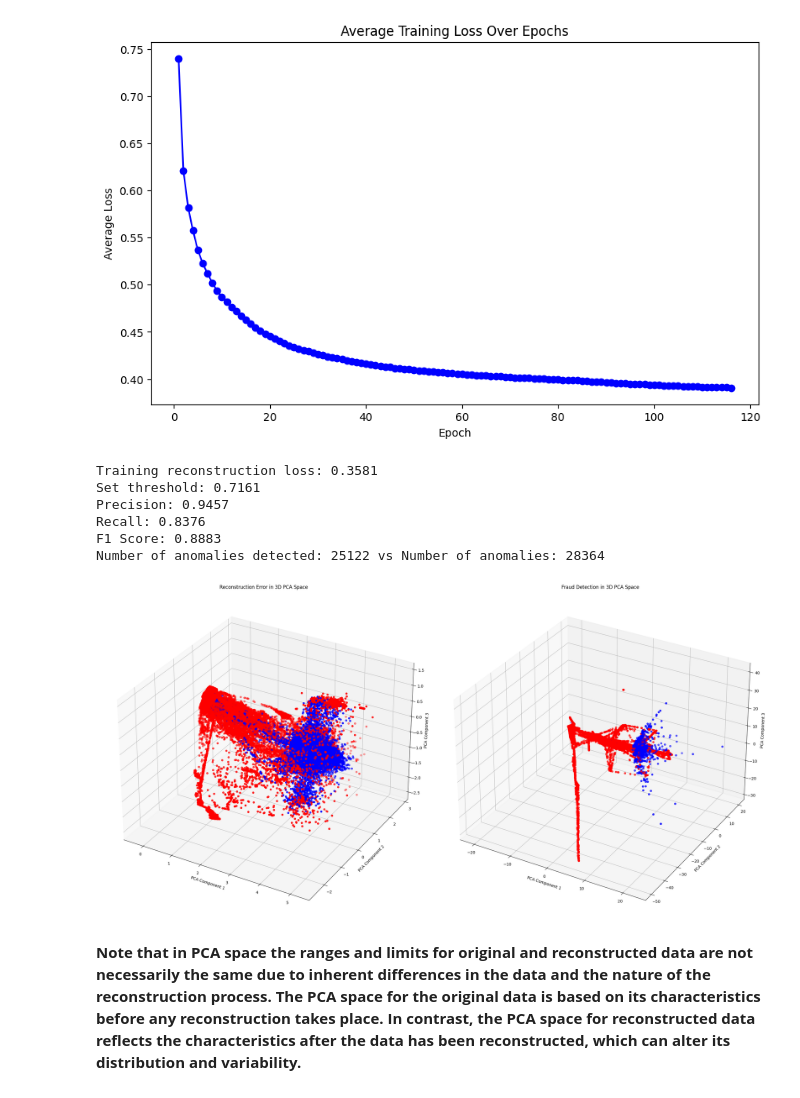
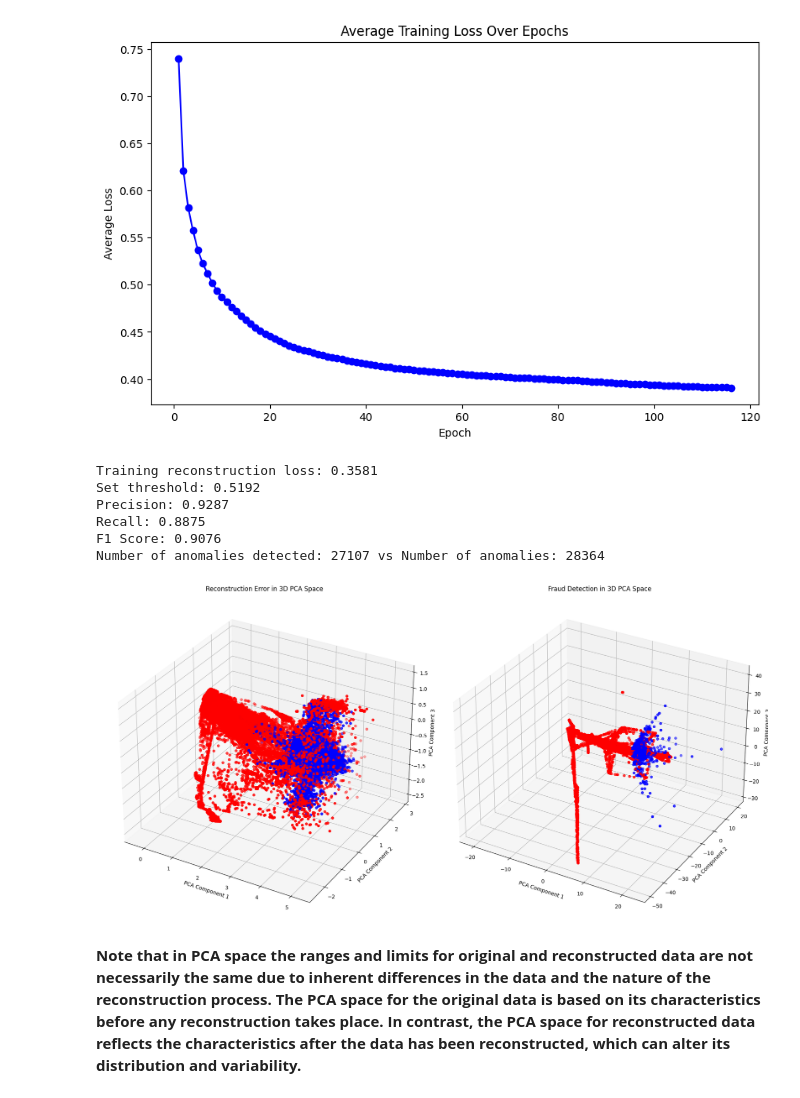
Before and after one commit to Hernan3scobar/Autoencoders, a Jupyter notebook: AutoEncoder-1.ipynb, the cells around one changed output. Drawn from its saved outputs; the diff is of its cells as text; code cells hidden in the pictures.

```diff
--- a/AutoEncoder-1.ipynb
+++ b/AutoEncoder-1.ipynb
@@ -389,7 +315,7 @@ with torch.no_grad():
 print(f'Training reconstruction loss: {train_loss:.4f}')
 
 # Set threshold as a multiple of the training set loss
-threshold = train_loss * multiple
+threshold = train_loss * 1.45
 print(f'Set threshold: {threshold:.4f}')
 
 # Detect anomalies on the test set
@@ -433,40 +359,40 @@ reconstructed_data_reduced = pca.transform(reconstructed_data)
 
 # Colors for the points: 'r' for anomalies and 'b' for normals
 colors_anomalies = ['r' if x else 'b' for x in y_pred_binary]
 colors_fraud = ['r' if x == 1 else 'b' for x in y_test]
 
 # Configure the figure and axes
-fig = plt.figure(figsize=(24, 12))
+fig = plt.figure(figsize=(18, 12))
 
 # First plot: Reconstruction Error
 ax1 = fig.add_subplot(121, projection='3d')
 scatter1 = ax1.scatter(reconstructed_data_reduced[:, 0], reconstructed_data_reduced[:, 1], reconstructed_data_reduced[:, 2],
                        c=colors_anomalies, marker='o')
 ax1.set_xlabel('PCA Component 1')
 ax1.set_ylabel('PCA Component 2')
 ax1.set_zlabel('PCA Component 3')
 ax1.set_title('Reconstruction Error in 3D PCA Space')
 
 # Second plot: Fraud Detection
 ax2 = fig.add_subplot(122, projection='3d')
 scatter2 = ax2.scatter(original_data_reduced[:, 0], original_data_reduced[:, 1], original_data_reduced[:, 2],
                        c=colors_fraud, marker='o')
 ax2.set_xlabel('PCA Component 1')
 ax2.set_ylabel('PCA Component 2')
 ax2.set_zlabel('PCA Component 3')
 ax2.set_title('Fraud Detection in 3D PCA Space')
 
 # Show the plots
 plt.tight_layout()
 plt.show()
 # %% [output]
 Training reconstruction loss: 0.3581
-Set threshold: 0.7161
-Precision: 0.9457
-Recall: 0.8376
-F1 Score: 0.8883
-Number of anomalies detected: 25122 vs Number of anomalies: 28364
+Set threshold: 0.5192
+Precision: 0.9287
+Recall: 0.8875
+F1 Score: 0.9076
+Number of anomalies detected: 27107 vs Number of anomalies: 28364
-[figure, old version]
+[figure, new version]
 # %% [markdown]
 **Note that in PCA space the ranges and limits for original and reconstructed data are not necessarily the same due to inherent differences in the data and the nature of the reconstruction process. The PCA space for the original data is based on its characteristics before any reconstruction takes place. In contrast, the PCA space for reconstructed data reflects the characteristics after the data has been reconstructed, which can alter its distribution and variability.**
 # %% [markdown]
```
Also changed, not shown: parts of 3 cells of this notebook.
